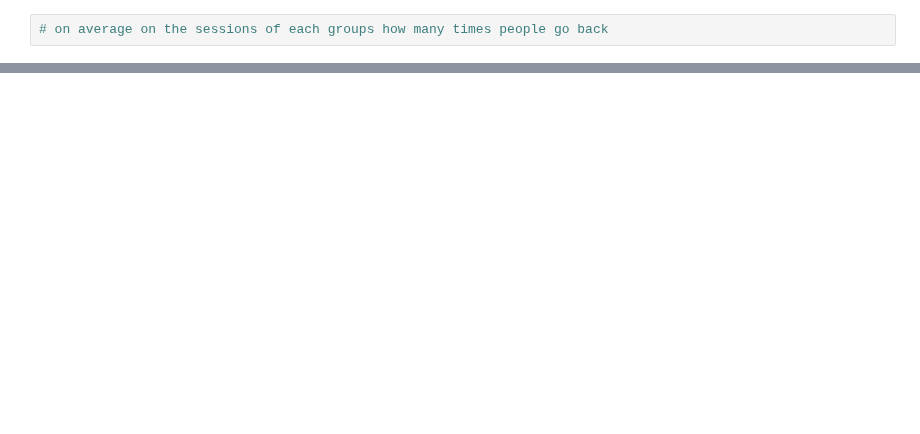
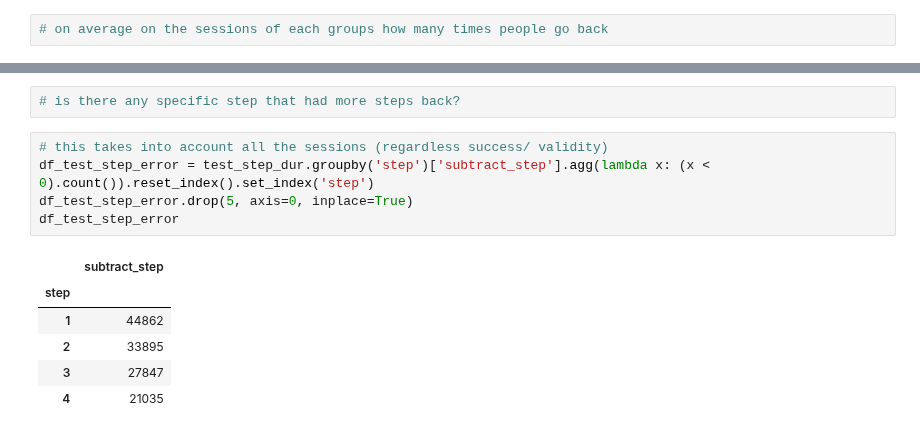
Before and after one commit to dimitsagk/AB_Testing_Analysis, a Jupyter notebook: notebooks/Project_2_02Cleaning+EDA.ipynb, the cells around one changed output, grey strips where cells are left out. Cells and saved outputs as stored; diff of their text form; blank space fills up the shorter version.

Commit message:
Performance metrics: Errors

```diff
--- a/notebooks/Project_2_02Cleaning+EDA.ipynb
+++ b/notebooks/Project_2_02Cleaning+EDA.ipynb
@@ -626,0 +671,14 @@ Name: step_dur, dtype: bool
+# %%
+# is there any specific step that had more steps back?
+# %%
+# this takes into account all the sessions (regardless success/ validity)
+df_test_step_error = test_step_dur.groupby('step')['subtract_step'].agg(lambda x: (x < 0).count()).reset_index().set_index('step')
+df_test_step_error.drop(5, axis=0, inplace=True)
+df_test_step_error
+# %% [output]
+|  | subtract_step |
+| step |  |
+| 1 | 44862 |
+| 2 | 33895 |
+| 3 | 27847 |
+| 4 | 21035 |
```
Also changed, not shown: parts of 19 cells of this notebook.
